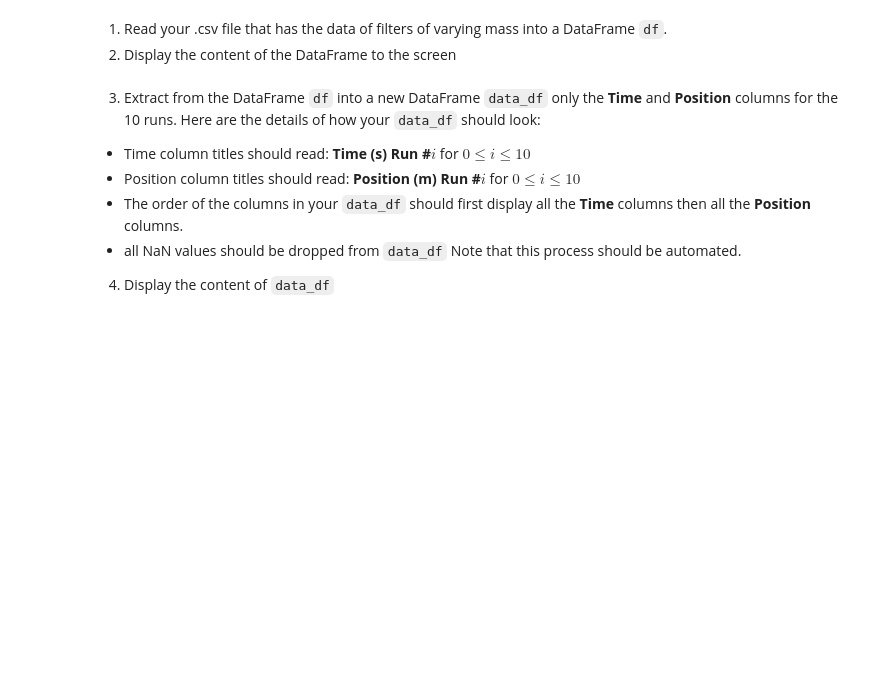
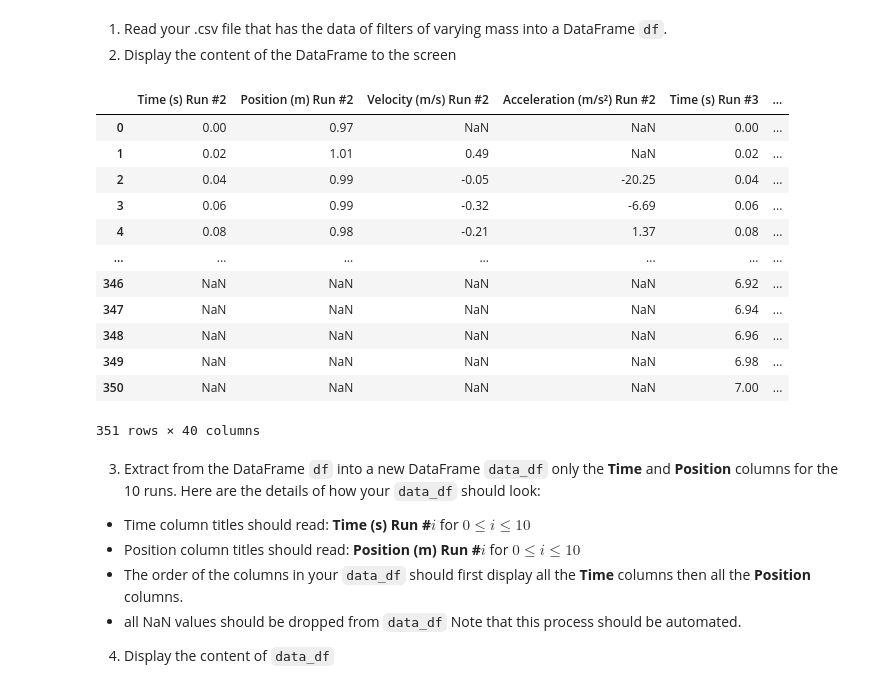
Before and after one commit to DinnerDinner/SF2-Codes, a Jupyter notebook: assign1.ipynb, the cells around one changed output. Saved outputs shown, nothing was run; the diff lists cells and outputs as text; code cells hidden in the pictures; blank space fills up the shorter version.

```diff
--- a/assign1.ipynb
+++ b/assign1.ipynb
@@ -199,3 +197,20 @@ plt.show()
+# %%
+df = pd.read_csv('data_for_coffee.csv')
+df
+# %% [output]
+|  | Time (s) Run #2 | Position (m) Run #2 | Velocity (m/s) Run #2 | Acceleration (m/s²) Run #2 | Time (s) Run #3 | ... |
+| 0 | 0.00 | 0.97 | NaN | NaN | 0.00 | ... |
+| 1 | 0.02 | 1.01 | 0.49 | NaN | 0.02 | ... |
+| 2 | 0.04 | 0.99 | -0.05 | -20.25 | 0.04 | ... |
+| 3 | 0.06 | 0.99 | -0.32 | -6.69 | 0.06 | ... |
+| 4 | 0.08 | 0.98 | -0.21 | 1.37 | 0.08 | ... |
+| ... | ... | ... | ... | ... | ... | ... |
+| 346 | NaN | NaN | NaN | NaN | 6.92 | ... |
+| 347 | NaN | NaN | NaN | NaN | 6.94 | ... |
+| 348 | NaN | NaN | NaN | NaN | 6.96 | ... |
+| 349 | NaN | NaN | NaN | NaN | 6.98 | ... |
+| 350 | NaN | NaN | NaN | NaN | 7.00 | ... |
+351 rows × 40 columns
 # %% [markdown]
 3. Extract from the DataFrame `df` into a new DataFrame `data_df` only the **Time** and **Position** columns for the 10 runs.  Here are the details of how your `data_df` should look:
 - Time column titles should read: **Time (s) Run #$i$** for $0\leq i\leq 10$
```
Also changed, not shown: parts of 7 cells of this notebook, 1 other file.
